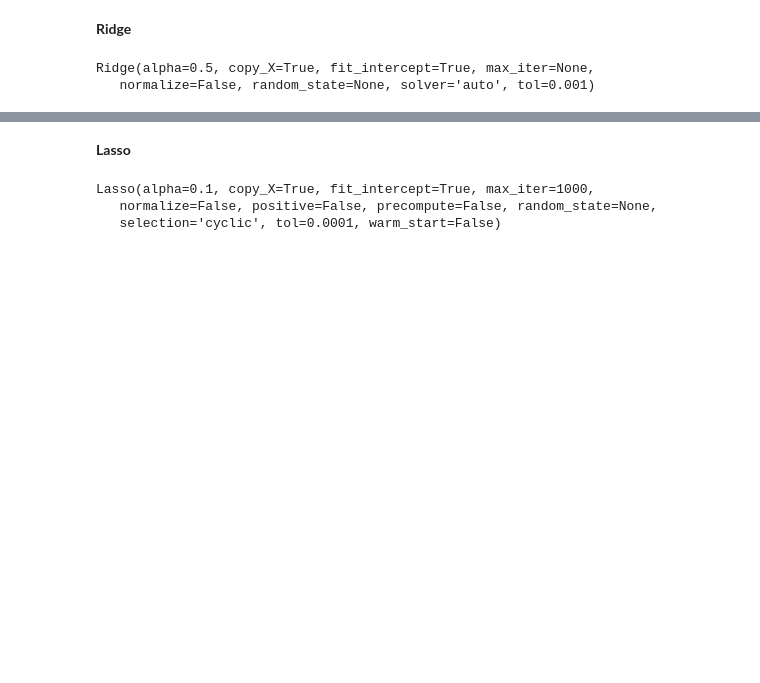
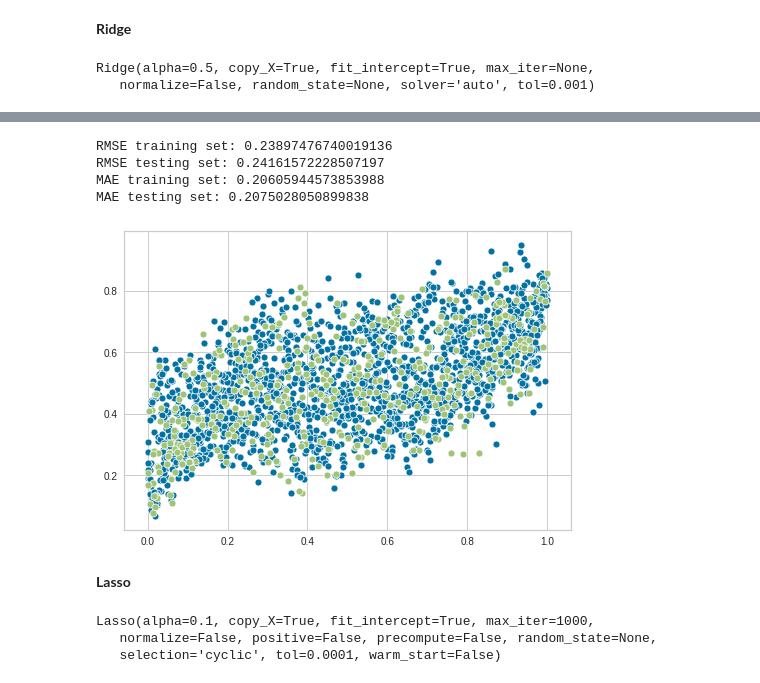
Before and after one commit to agnieszkajaniak/mgr, a Jupyter notebook: data_processing.ipynb, the cells around one changed output, grey strips where cells are left out. Drawn from its saved outputs; the diff is of its cells as text; code cells hidden in the pictures; blank space fills up the shorter version.

```diff
--- a/data_processing.ipynb
+++ b/data_processing.ipynb
@@ -402,6 +406,14 @@ Yt = tarray[:, 12].astype(np.float)
 validation_size = 0.20
 seed = 7
 Xt_train, Xt_validation, Yt_train, Yt_validation = train_test_split(Xt,Yt, test_size = validation_size, random_state = seed)
+# %%
+#split-out after Quantile Transformer
+qarray = quant.values
+Xq = qarray[:, (0,1,2,3,4,5,6,7,8,9,10,11,13)].astype(np.float)
+Yq = qarray[:, 12].astype(np.float)
+validation_size = 0.20
+seed = 7
+Xq_train, Xq_validation, Yq_train, Yq_validation = train_test_split(Xq,Yq, test_size = validation_size, random_state = seed)
 # %% [markdown]
 **Random Forest**
 # %%
@@ -427,6 +469,8 @@ reg = linear_model.Ridge(alpha=.5)
 reg.fit(X_train, Y_train)
 treg = linear_model.Ridge(alpha=.5)
 treg.fit(Xt_train, Yt_train)
+qreg = linear_model.Ridge(alpha=.5)
+qreg.fit(Xq_train, Yq_train)
 # %% [output]
 Ridge(alpha=0.5, copy_X=True, fit_intercept=True, max_iter=None,
    normalize=False, random_state=None, solver='auto', tol=0.001)
@@ -441,3 +495,12 @@ np.std(abs(Y_validation - treg.predict(X_validation)))
+# %%
+#Quantile Transformer
+evaluation(qreg, Xq_train, Yq_train, Xq_validation, Yq_validation)
+# %% [output]
+RMSE training set: 0.23897476740019136
+RMSE testing set: 0.24161572228507197
+MAE training set: 0.20605944573853988
+MAE testing set: 0.2075028050899838
+[figure, added]
 # %% [markdown]
 **Lasso**
 # %%
```
Also changed, not shown: parts of 49 cells of this notebook.
